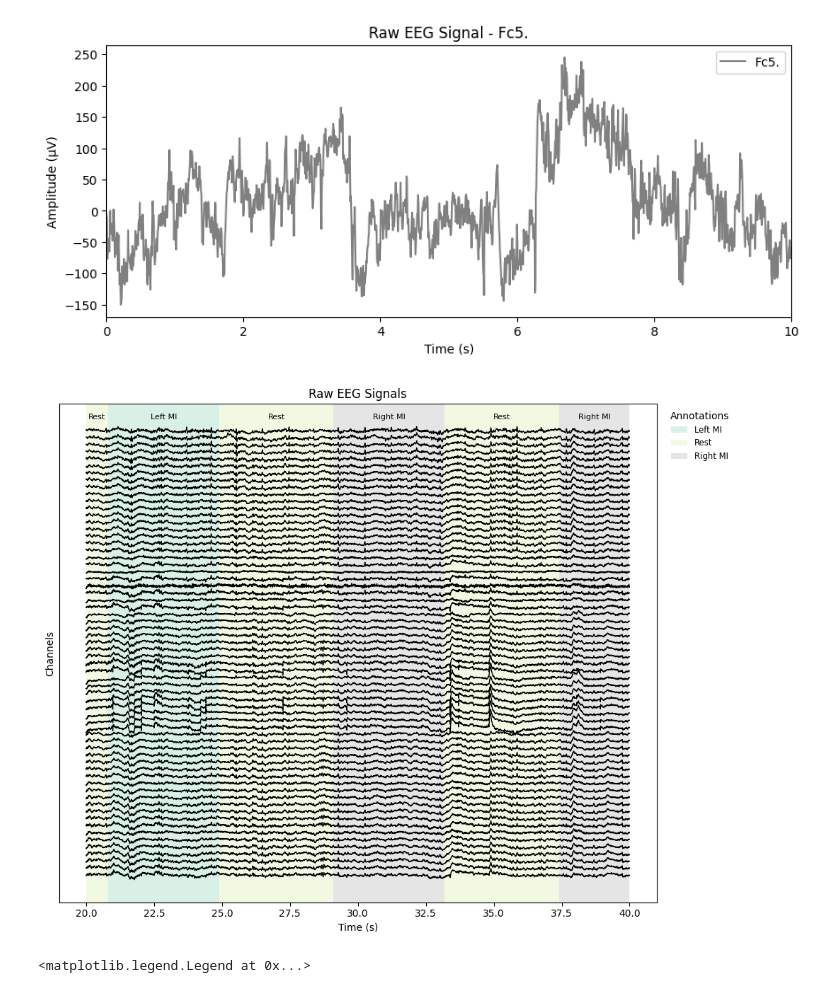
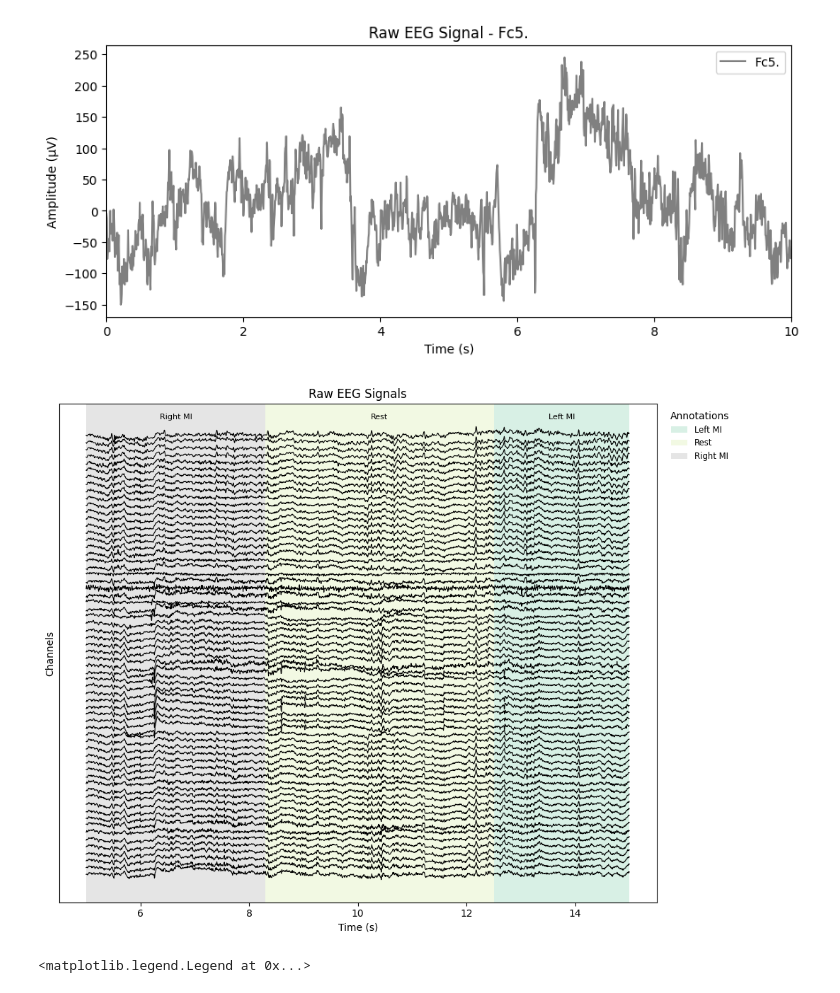
Before and after one commit to sumachinta/Motor-Imagery-EEG-Classifier, a Jupyter notebook: notebooks/01_explore_data.ipynb, the cells around one changed output. Saved outputs shown, nothing was run; the diff lists cells and outputs as text; code cells hidden in the pictures.

```diff
--- a/notebooks/01_explore_data.ipynb
+++ b/notebooks/01_explore_data.ipynb
@@ -55,16 +55,16 @@ plt.show()
 [figure]
 # %%
 # Plot multiple channels with annotations
-start_sec = 20
-stop_sec = 40
+start_sec = 5
+stop_sec = 15
 
-plt.figure(figsize=((stop_sec-start_sec)/2, 8))
+plt.figure(figsize=((stop_sec-start_sec), 8))
 for channel_label in edf_metadata["channelLabels"]:
     time, signal, fs, channel_label = read_channel(EDFreader, channel_label, start_sec=start_sec, stop_sec=stop_sec)
-    plt.plot(time, signal + 300 * edf_metadata["channelLabels"].index(channel_label), # Offset for visibility
+    plt.plot(time, signal + 200 * edf_metadata["channelLabels"].index(channel_label), # Offset for visibility
              label=channel_label,
              color = "black",
-             linewidth=1)
+             linewidth=.8)
 plt.title(f"Raw EEG Signals")
 plt.xlabel("Time (s)")
 plt.ylabel("Channels")
@@ -96,34 +96,34 @@ yrange = ymax - ymin
 uniq_desc = sorted({v["desc"] for v in visible_anns}) or ["Event"]
 cmap = plt.cm.Pastel2
 color_map = {d: cmap(i / max(1, len(uniq_desc)-1)) for i, d in enumerate(uniq_desc)}
 
 for v in visible_anns:
     c = color_map[v["desc"]]
     if v["stop"] > v["start"]:
         # duration event -> shaded span
         x_mid = 0.5 * (v["start"] + v["stop"])
         ax.axvspan(xmin=v["start"], xmax=v["stop"], facecolor=c, alpha=0.5, edgecolor="none")
         ax.text(x_mid, ymax - 0.02*yrange, v["desc"],
                 ha="center", va="top", fontsize=8, color="black", clip_on=False)
     else:
         # instant event -> dashed line
         ax.axvline(v["start"], color=c, linestyle="--", linewidth=1)
         ax.text(v["start"], ymax - 0.02*yrange, v["desc"],
                 ha="left", va="top", fontsize=8, color="black", rotation=90, clip_on=False)
 
 # legend for annotation types
 from matplotlib.patches import Patch
 ann_handles = [Patch(facecolor=color_map[d], alpha=0.5, label=d, edgecolor='none')
                 for d in uniq_desc]
 ax.legend(handles=ann_handles, title="Annotations",
             loc="upper left", bbox_to_anchor=(1.01, 1.0),
             frameon=False, fontsize='small')
 
 plt.tight_layout()
 plt.savefig(f"{parentPath}/results/rawEEGsignals.png")
 plt.show()
 # %% [output]
-[figure, old version]
+[figure, new version]
 # %%
 # Preprocess and plot a single channel (e.g., first channel)
 
```
Also changed, not shown: parts of 3 cells of this notebook, 4 other files.
